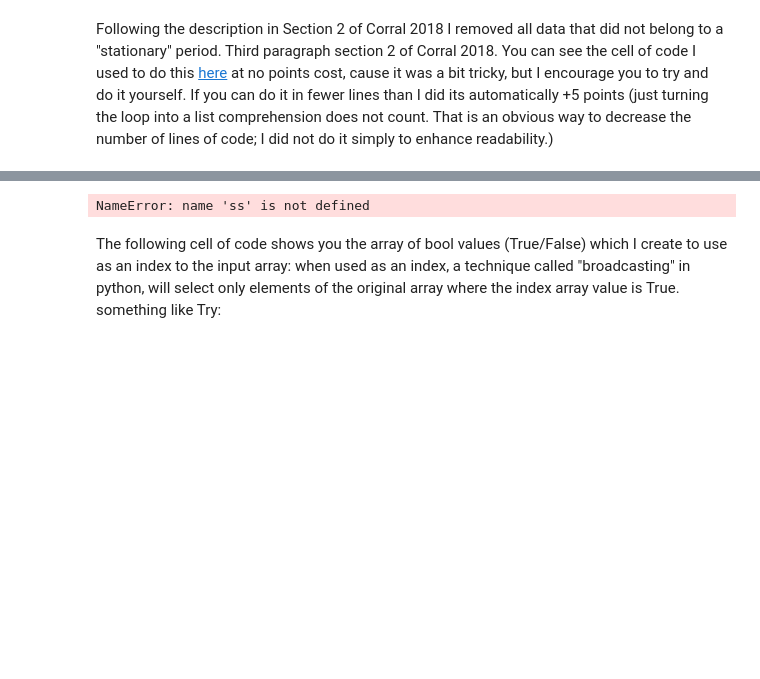
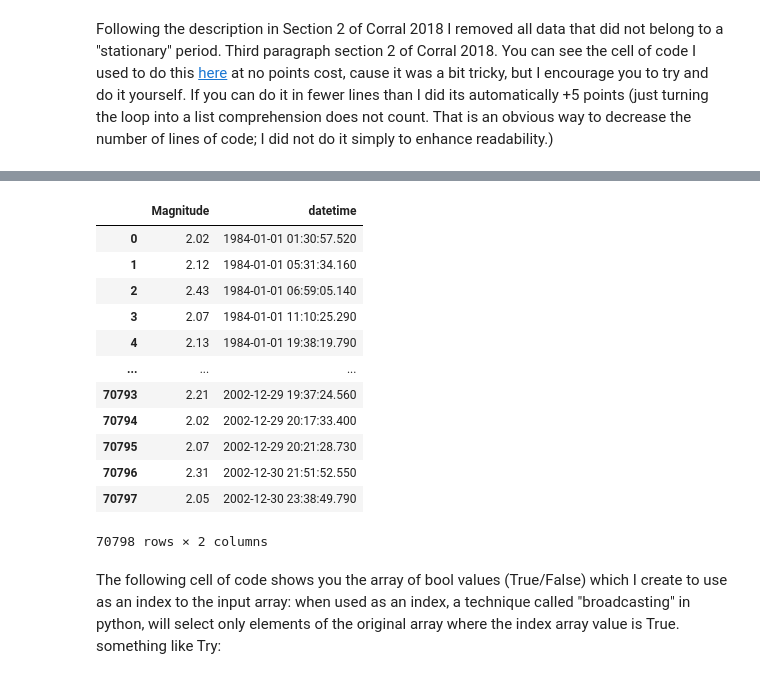
Before and after one commit to ASBRUC/DSPS_ABruce, a Jupyter notebook: ks_earthquakes_instructions.ipynb, the cells around one changed output, grey strips where cells are left out. Drawn from its saved outputs; the diff is of its cells as text; code cells hidden in the pictures; blank space fills up the shorter version.

```diff
--- a/ks_earthquakes_instructions.ipynb
+++ b/ks_earthquakes_instructions.ipynb
@@ -158,7 +223,21 @@ Following the description in Section 2  of Corral 2018 I removed all data that d
+# %%
+eqdata
+# %% [output]
+|  | Magnitude | datetime |
+| 0 | 2.02 | 1984-01-01 01:30:57.520 |
+| 1 | 2.12 | 1984-01-01 05:31:34.160 |
+| 2 | 2.43 | 1984-01-01 06:59:05.140 |
+| 3 | 2.07 | 1984-01-01 11:10:25.290 |
+| 4 | 2.13 | 1984-01-01 19:38:19.790 |
+| ... | ... | ... |
+| 70793 | 2.21 | 2002-12-29 19:37:24.560 |
+| 70794 | 2.02 | 2002-12-29 20:17:33.400 |
+| 70795 | 2.07 | 2002-12-29 20:21:28.730 |
+| 70796 | 2.31 | 2002-12-30 21:51:52.550 |
+| 70797 | 2.05 | 2002-12-30 23:38:49.790 |
+70798 rows × 2 columns
 # %%
-print ("the {} timestamp pairs that are the boundaries of good data periods are:".format(len(ss)))
+#print ("the {} timestamp pairs that are the boundaries of good data periods are:".format(len(ss)))
-# %% [output]
-NameError: name 'ss' is not defined
 # %% [markdown]
 The following cell of code shows you the array of bool values (True/False) which I create to use as an index to the input array: when used as an index, a technique called "broadcasting" in python, will select only elements of the original array where the index array value is True. something like
 Try:
```
Also changed, not shown: parts of 31 cells of this notebook.
